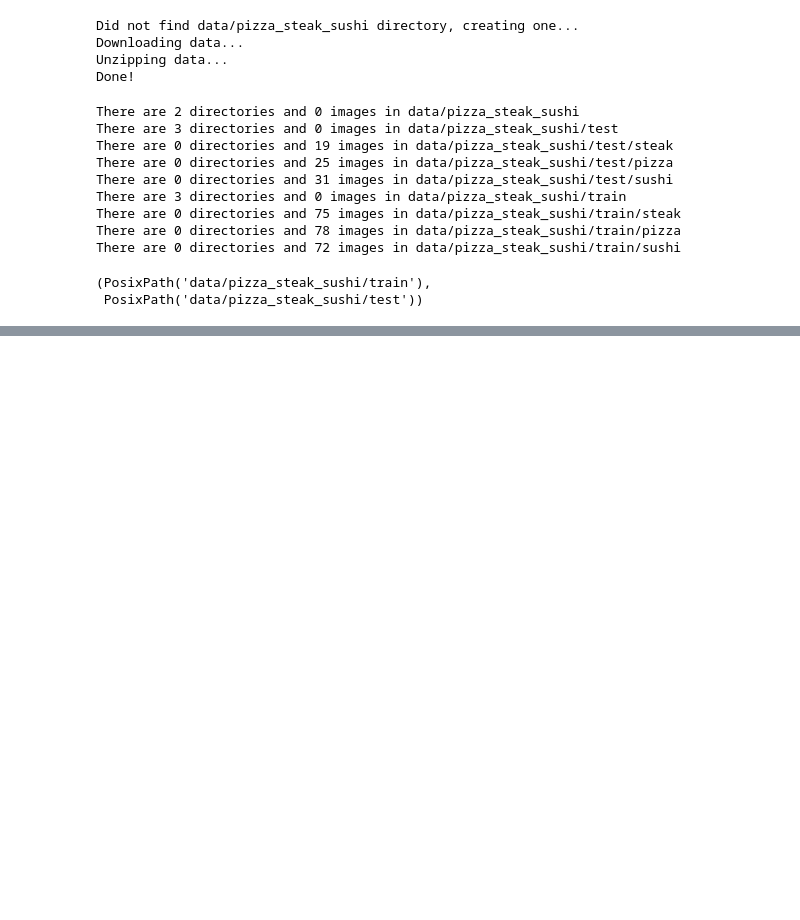
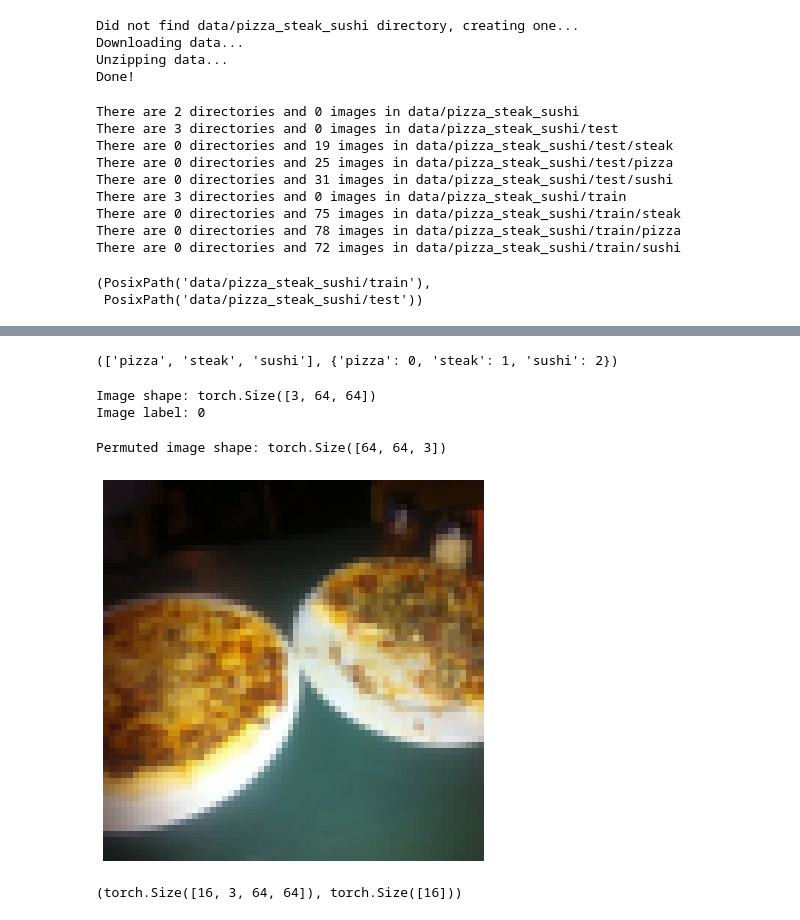
Before and after one commit to daspartho/learn-pytorch, a Jupyter notebook: datasets.ipynb, the cells around one changed output, grey strips where cells are left out. Saved outputs shown, nothing was run; the diff lists cells and outputs as text; code cells hidden in the pictures; blank space fills up the shorter version.

```diff
--- a/datasets.ipynb
+++ b/datasets.ipynb
@@ -86,0 +122,5 @@ Image eidth: 512
+# %%
+train_data = datasets.ImageFolder(root=train_dir, transform=data_transform)
+test_data = datasets.ImageFolder(root=test_dir, transform=data_transform)
+
+train_data, test_data
@@ -86,0 +145,38 @@ Image eidth: 512
+# %%
+train_data.classes, train_data.class_to_idx
+# %% [output]
+(['pizza', 'steak', 'sushi'], {'pizza': 0, 'steak': 1, 'sushi': 2})
+# %%
+img, label = train_data[0][0], train_data[0][1]
+print(f"Image shape: {img.shape}")
+print(f"Image label: {label}")
+# %% [output]
+Image shape: torch.Size([3, 64, 64])
+Image label: 0
+# %%
+img_permute = img.permute(1,2,0)
+
+print(f"Permuted image shape: {img_permute.shape}")
+
+plt.figure(figsize=(10, 7))
+plt.imshow(img_permute)
+plt.axis(False);
+# %% [output]
+Permuted image shape: torch.Size([64, 64, 3])
+[figure, added]
+# %%
+train_dataloader = DataLoader(dataset=train_data,
+                              batch_size=16,
+                              num_workers=1,
+                              shuffle=True)
+
+test_dataloader = DataLoader(dataset=test_data,
+                              batch_size=16,
+                              num_workers=1,
+                              shuffle=False)
+
+img, label = next(iter(train_dataloader))
+
+img.shape, label.shape
+# %% [output]
+(torch.Size([16, 3, 64, 64]), torch.Size([16]))
```
Also changed, not shown: parts of 5 cells of this notebook.
